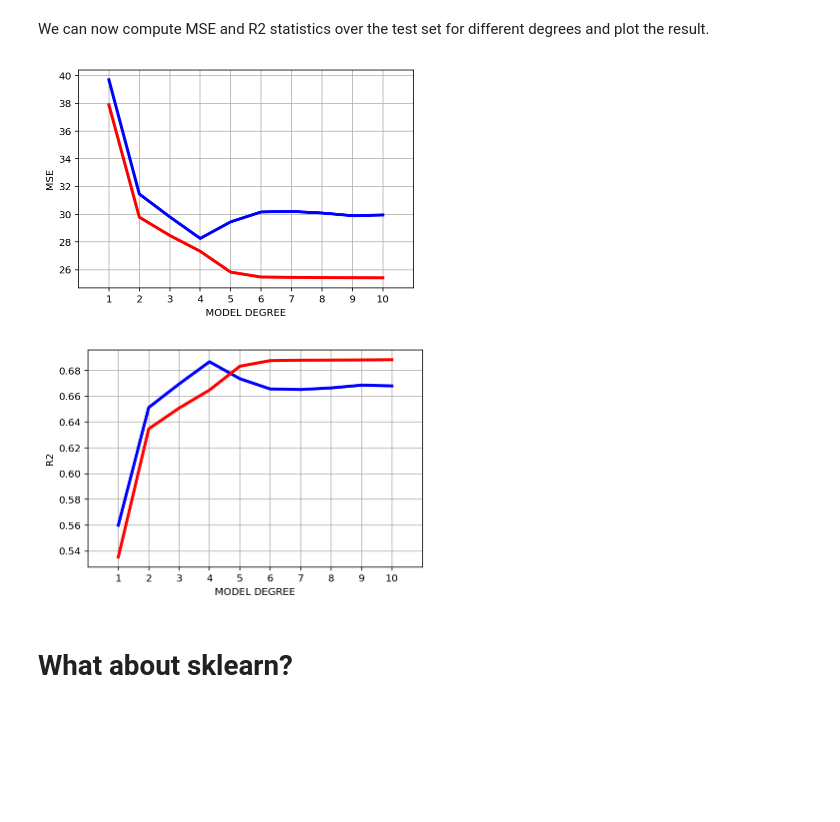
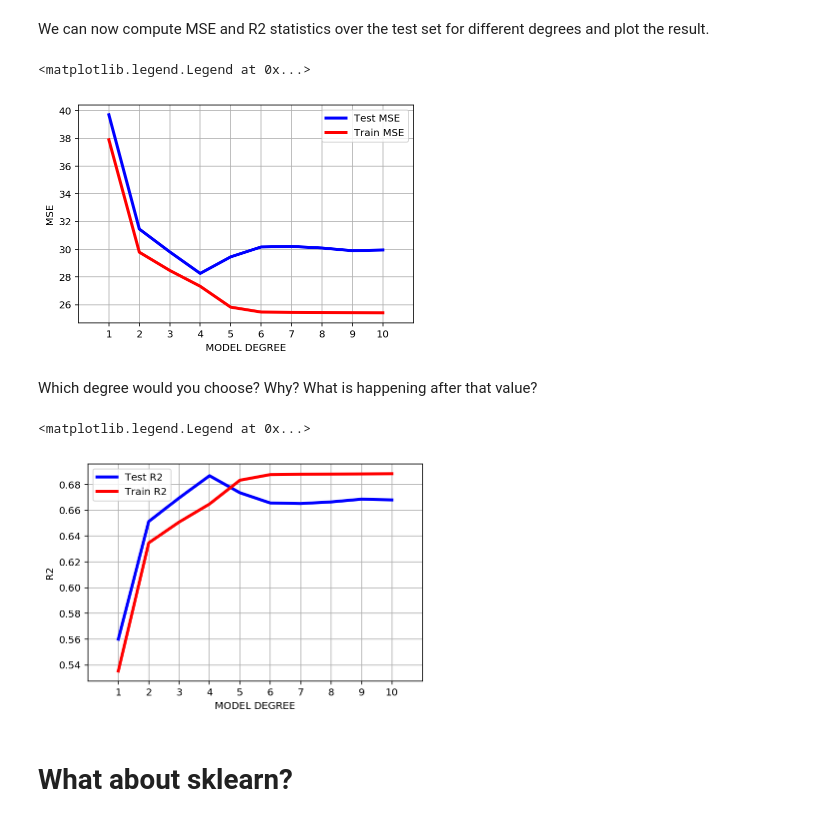
Before and after one commit to riccamastellone/data-science, a Jupyter notebook: Regression/MultipleLinearRegression/MultipleLinearRegression.ipynb, the cells around one changed output. Cells and saved outputs as stored; diff of their text form; code cells hidden in the pictures; blank space fills up the shorter version.

Commit message:
correzione notebook per moduli regression e data visualization

```diff
--- a/Regression/MultipleLinearRegression/MultipleLinearRegression.ipynb
+++ b/Regression/MultipleLinearRegression/MultipleLinearRegression.ipynb
@@ -240,14 +240,18 @@ for i in range(max_polynomial):
 # %%
 plt.xlabel("MODEL DEGREE")
 plt.ylabel("MSE")
 
 plt.xlim([0,max_polynomial+1])
 plt.xticks(range(1,max_polynomial+1))
 plt.grid()
-plt.plot(range(1,max_polynomial+1), mse, color="blue",linewidth=3);
-plt.plot(range(1,max_polynomial+1), mse_train, color="red",linewidth=3);
+plt.plot(range(1,max_polynomial+1), mse, color="blue",linewidth=3, label = 'Test MSE')
+plt.plot(range(1,max_polynomial+1), mse_train, color="red",linewidth=3, label = 'Train MSE')
+plt.legend(loc = 0)
 # %% [output]
+<matplotlib.legend.Legend at 0x...>
-[figure, old version]
+[figure, new version]
+# %% [markdown]
+Which degree would you choose? Why? What is happening after that value?
 # %%
 plt.xlabel("MODEL DEGREE")
 plt.ylabel("R2")
@@ -255,10 +259,12 @@ plt.ylabel("R2")
 plt.xlim([0,max_polynomial+1])
 plt.xticks(range(1,max_polynomial+1))
 plt.grid()
-plt.plot(range(1,max_polynomial+1), r2, color="blue",linewidth=3);
-plt.plot(range(1,max_polynomial+1), r2_train, color="red",linewidth=3);
+plt.plot(range(1,max_polynomial+1), r2, color="blue",linewidth=3, label = 'Test R2')
+plt.plot(range(1,max_polynomial+1), r2_train, color="red",linewidth=3,label = 'Train R2')
+plt.legend(loc = 0)
 # %% [output]
+<matplotlib.legend.Legend at 0x...>
-[figure, old version]
+[figure, new version]
 # %% [markdown]
 # What about sklearn?
 # %%
```
Also changed, not shown: parts of 3 cells of this notebook, 4 other files.
